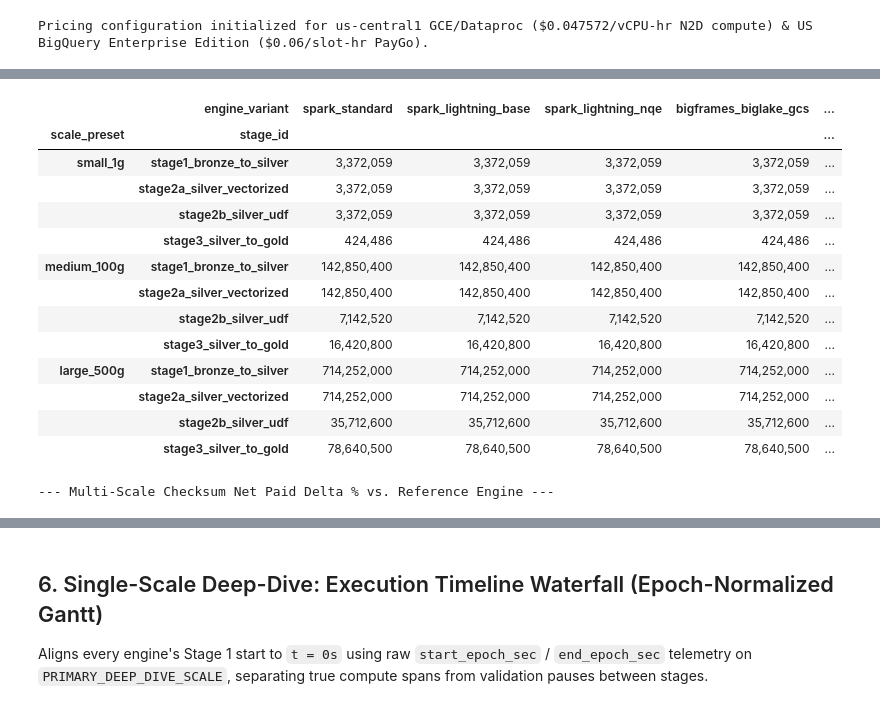
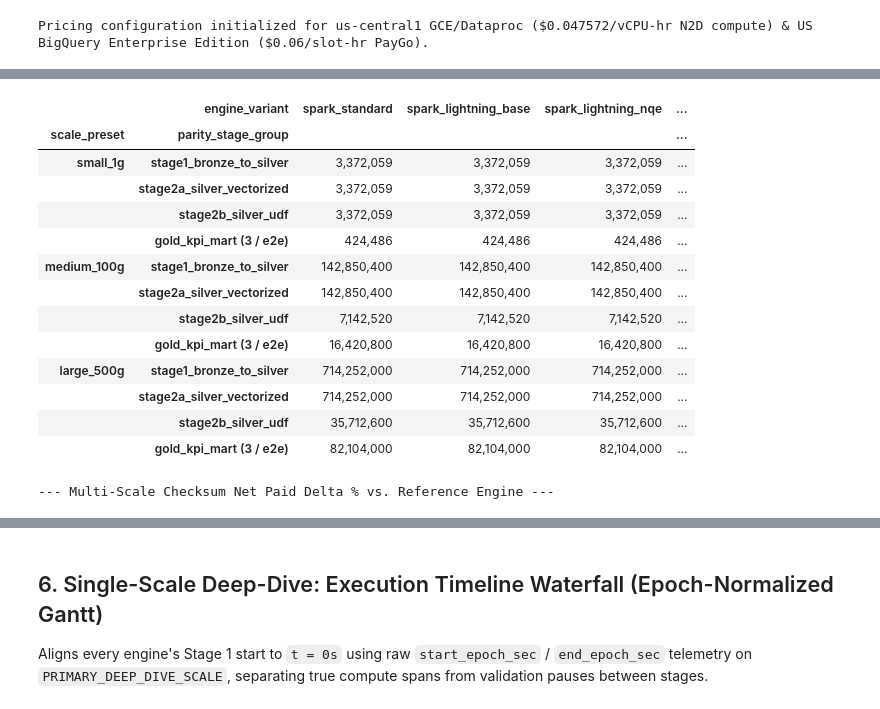
Before and after one commit to johanesalxd/lakehouse-compute-benchmark, a Jupyter notebook: notebooks/04_benchmark_summary_and_tco.ipynb, the cells around one changed output, grey strips where cells are left out. Saved outputs shown, nothing was run; the diff lists cells and outputs as text; code cells hidden in the pictures.

```diff
--- a/notebooks/04_benchmark_summary_and_tco.ipynb
+++ b/notebooks/04_benchmark_summary_and_tco.ipynb
@@ -633,25 +713,37 @@ Before evaluating performance or cost, **every loaded scale preset** (`small_1g`
 # %%
 # ==============================================================================
-# 3. MULTI-SCALE CORRECTNESS & CHECKSUM PARITY AUDIT TABLE
+# 3. MULTI-SCALE 7-VARIANT CORRECTNESS & CHECKSUM PARITY AUDIT TABLE
 # ==============================================================================
+PARITY_GROUP_ORDER = [
+    "stage1_bronze_to_silver",
+    "stage2a_silver_vectorized",
+    "stage2b_silver_udf",
+    "gold_kpi_mart (3 / e2e)",
+]
+
+
+def _parity_group(stage_id: str) -> str:
+    return "gold_kpi_mart (3 / e2e)" if stage_id in ("stage3_silver_to_gold", "stage_e2e_bronze_to_gold") else stage_id
+
+
+all_df["parity_stage_group"] = all_df["stage_id"].map(_parity_group)
 ref_engine = "spark_standard" if "spark_standard" in present_engines else present_engines[0]
 
 audit_rows = []
 for scale in available_scales:
     s_df = all_df[all_df["scale_preset"] == scale]
     s_engines = [e for e in ENGINE_ORDER if e in set(s_df["engine_variant"])]
-    s_stages = [st for st in STAGE_ORDER if st in set(s_df["stage_id"])]
-    s_ref_engine = "spark_standard" if "spark_standard" in s_engines else s_engines[0]
+    s_groups = [g for g in PARITY_GROUP_ORDER if g in set(s_df["parity_stage_group"])]
 
-    for stage in s_stages:
-        stage_df = s_df[s_df["stage_id"] == stage].copy()
-        ref_match = stage_df[stage_df["engine_variant"] == s_ref_engine]
-        ref_row = ref_match.iloc[0] if not ref_match.empty else stage_df.iloc[0]
+    for grp in s_groups:
+        grp_df = s_df[s_df["parity_stage_group"] == grp].copy()
+        s_ref_engine = "spark_standard" if "spark_standard" in set(grp_df["engine_variant"]) else str(grp_df["engine_variant"].iloc[0])
+        ref_row = grp_df[grp_df["engine_variant"] == s_ref_engine].iloc[0]
         ref_rows_cnt = int(ref_row["output_row_count"])
         ref_checksum = float(ref_row["checksum_net_paid"])
         ref_sample = float(ref_row["sample_fraction"])
 
-        for _, row in stage_df.iterrows():
+        for _, row in grp_df.iterrows():
             cnt = int(row["output_row_count"])
             chk = float(row["checksum_net_paid"])
             sfrac = float(row["sample_fraction"])
@@ -660,7 +752,8 @@ for scale in available_scales:
             status = "PASS" if (row_match and abs(delta_pct) <= PARITY_TOLERANCE_PCT) else "FAIL"
             audit_rows.append({
                 "scale_preset": scale,
-                "stage_id": stage,
+                "parity_stage_group": grp,
+                "stage_id": row["stage_id"],
                 "engine_variant": row["engine_variant"],
                 "sample_fraction": sfrac,
                 "output_row_count": cnt,
@@ -671,9 +764,9 @@ for scale in available_scales:
                 "status": status,
             })
 
-    # Cross-stage Silver consistency check (Stage 1 == Stage 2A) per engine within this scale
-    if {"stage1_bronze_to_silver", "stage2a_silver_vectorized"}.issubset(set(s_stages)):
-        for eng in s_engines:
+    # Cross-stage Silver consistency check (Stage 1 == Stage 2A) per staged engine within this scale
+    if {"stage1_bronze_to_silver", "stage2a_silver_vectorized"}.issubset(set(s_df["stage_id"])):
+        for eng in [e for e in s_engines if e != "bigframes_lazy_e2e_bq"]:
             s1_cnt = s_df.loc[(s_df["engine_variant"] == eng) & (s_df["stage_id"] == "stage1_bronze_to_silver"), "output_row_count"]
             s2a_cnt = s_df.loc[(s_df["engine_variant"] == eng) & (s_df["stage_id"] == "stage2a_silver_vectorized"), "output_row_count"]
             if not s1_cnt.empty and not s2a_cnt.empty and int(s1_cnt.iloc[0]) != int(s2a_cnt.iloc[0]):
@@ -683,21 +776,21 @@ for scale in available_scales:
 
 parity_df = pd.DataFrame(audit_rows)
 
-# Multi-scale pivot view: (scale_preset, stage_id) x engines
+# Multi-scale pivot view: (scale_preset, parity_stage_group) x all present engines (up to 7)
 all_engines_present = [e for e in ENGINE_ORDER if e in set(all_df["engine_variant"])]
 multi_idx = pd.MultiIndex.from_tuples(
-    [(s, st) for s in available_scales for st in STAGE_ORDER if not parity_df[(parity_df["scale_preset"] == s) & (parity_df["stage_id"] == st)].empty],
-    names=["scale_preset", "stage_id"],
+    [(s, g) for s in available_scales for g in PARITY_GROUP_ORDER if not parity_df[(parity_df["scale_preset"] == s) & (parity_df["parity_stage_group"] == g)].empty],
+    names=["scale_preset", "parity_stage_group"],
 )
 
 row_matrix_all = parity_df.pivot(
-    index=["scale_preset", "stage_id"], columns="engine_variant", values="output_row_count"
+    index=["scale_preset", "parity_stage_group"], columns="engine_variant", values="output_row_count"
 ).reindex(index=multi_idx, columns=all_engines_present)
 delta_matrix_all = parity_df.pivot(
-    index=["scale_preset", "stage_id"], columns="engine_variant", values="delta_pct_vs_ref"
+    index=["scale_preset", "parity_stage_group"], columns="engine_variant", values="delta_pct_vs_ref"
 ).reindex(index=multi_idx, columns=all_engines_present)
 
-stage_verdicts_all = parity_df.groupby(["scale_preset", "stage_id"], as_index=True).agg(
+stage_verdicts_all = parity_df.groupby(["scale_preset", "parity_stage_group"], as_index=True).agg(
     sample_fraction=("sample_fraction", "first"),
     engines_checked=("engine_variant", "count"),
     max_abs_delta_pct=("delta_pct_vs_ref", lambda s: float(np.max(np.abs(s)))),
@@ -707,9 +800,9 @@ stage_verdicts_all = parity_df.groupby(["scale_preset", "stage_id"], as_index=Tr
 
 print(
     f"Reference baseline engine: {ref_engine} | Scales audited: {len(available_scales)} "
-    f"| Allowed checksum tolerance: +/-{PARITY_TOLERANCE_PCT:.4f}%"
+    f"| Engines present: {len(all_engines_present)} | Allowed checksum tolerance: +/-{PARITY_TOLERANCE_PCT:.4f}%"
 )
-print("\n--- Multi-Scale Output Row Counts (100% Exact Match Required per Scale & Stage) ---")
+print("\n--- Multi-Scale Output Row Counts (100% Exact Match Required; ALL Present Variants on Gold KPI Mart) ---")
 show_table(row_matrix_all, "{:,.0f}")
 
 print("\n--- Multi-Scale Checksum Net Paid Delta % vs. Reference Engine ---")
@@ -735,15 +828,15 @@ Reference baseline engine: spark_standard | Scales audited: 3 | Allowed checksum
-|  | engine_variant | spark_standard | spark_lightning_base | spark_lightning_nqe | bigframes_biglake_gcs | ... |
-| scale_preset | stage_id |  |  |  |  | ... |
-| small_1g | stage1_bronze_to_silver | 3,372,059 | 3,372,059 | 3,372,059 | 3,372,059 | ... |
-|  | stage2a_silver_vectorized | 3,372,059 | 3,372,059 | 3,372,059 | 3,372,059 | ... |
-|  | stage2b_silver_udf | 3,372,059 | 3,372,059 | 3,372,059 | 3,372,059 | ... |
-|  | stage3_silver_to_gold | 424,486 | 424,486 | 424,486 | 424,486 | ... |
-| medium_100g | stage1_bronze_to_silver | 142,850,400 | 142,850,400 | 142,850,400 | 142,850,400 | ... |
-|  | stage2a_silver_vectorized | 142,850,400 | 142,850,400 | 142,850,400 | 142,850,400 | ... |
-|  | stage2b_silver_udf | 7,142,520 | 7,142,520 | 7,142,520 | 7,142,520 | ... |
-|  | stage3_silver_to_gold | 16,420,800 | 16,420,800 | 16,420,800 | 16,420,800 | ... |
-| large_500g | stage1_bronze_to_silver | 714,252,000 | 714,252,000 | 714,252,000 | 714,252,000 | ... |
-|  | stage2a_silver_vectorized | 714,252,000 | 714,252,000 | 714,252,000 | 714,252,000 | ... |
-|  | stage2b_silver_udf | 35,712,600 | 35,712,600 | 35,712,600 | 35,712,600 | ... |
-|  | stage3_silver_to_gold | 78,640,500 | 78,640,500 | 78,640,500 | 78,640,500 | ... |
+|  | engine_variant | spark_standard | spark_lightning_base | spark_lightning_nqe | ... |
+| scale_preset | parity_stage_group |  |  |  | ... |
+| small_1g | stage1_bronze_to_silver | 3,372,059 | 3,372,059 | 3,372,059 | ... |
+|  | stage2a_silver_vectorized | 3,372,059 | 3,372,059 | 3,372,059 | ... |
+|  | stage2b_silver_udf | 3,372,059 | 3,372,059 | 3,372,059 | ... |
+|  | gold_kpi_mart (3 / e2e) | 424,486 | 424,486 | 424,486 | ... |
+| medium_100g | stage1_bronze_to_silver | 142,850,400 | 142,850,400 | 142,850,400 | ... |
+|  | stage2a_silver_vectorized | 142,850,400 | 142,850,400 | 142,850,400 | ... |
+|  | stage2b_silver_udf | 7,142,520 | 7,142,520 | 7,142,520 | ... |
+|  | gold_kpi_mart (3 / e2e) | 16,420,800 | 16,420,800 | 16,420,800 | ... |
+| large_500g | stage1_bronze_to_silver | 714,252,000 | 714,252,000 | 714,252,000 | ... |
+|  | stage2a_silver_vectorized | 714,252,000 | 714,252,000 | 714,252,000 | ... |
+|  | stage2b_silver_udf | 35,712,600 | 35,712,600 | 35,712,600 | ... |
+|  | gold_kpi_mart (3 / e2e) | 82,104,000 | 82,104,000 | 82,104,000 | ... |
 --- Multi-Scale Checksum Net Paid Delta % vs. Reference Engine ---
```
Also changed, not shown: parts of 16 cells of this notebook, 4 other files.
